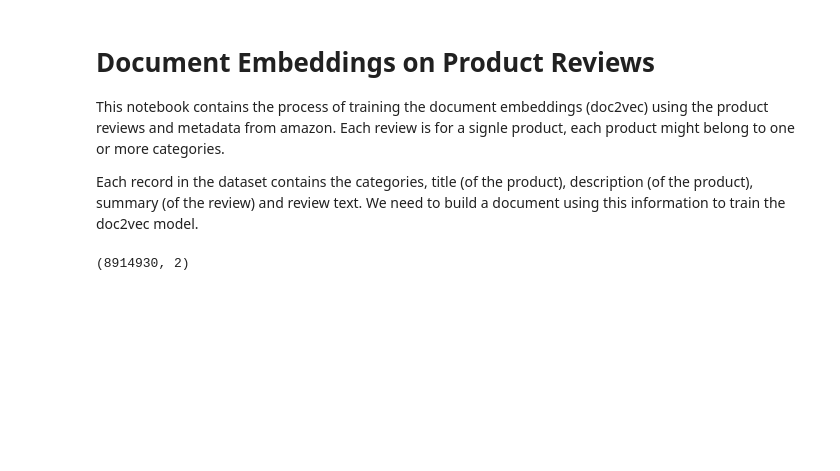
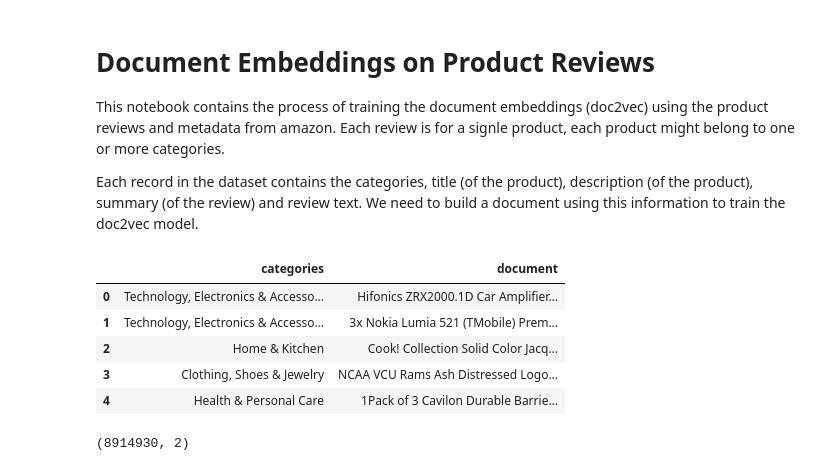
Before and after one commit to Ohtar10/wtsp, a Jupyter notebook: notebooks/jupyter/machine-learning/product-reviews-doc2vec.ipynb, the cells around one changed output. Saved outputs shown, nothing was run; the diff lists cells and outputs as text; code cells hidden in the pictures; blank space fills up the shorter version.

```diff
--- a/notebooks/jupyter/machine-learning/product-reviews-doc2vec.ipynb
+++ b/notebooks/jupyter/machine-learning/product-reviews-doc2vec.ipynb
@@ -7,9 +7,16 @@ Each record in the dataset contains the categories, title (of the product), desc
 # %%
 import pandas as pd
 
-reviews_path = "/media/ohtar10/Adder-Storage/datasets/amazon/rev_prod_documents/10m"
+reviews_path = "<reviews path>"
 reviews = pd.read_parquet(reviews_path, engine="pyarrow")
 reviews.head()
+# %% [output]
+|  | categories | document |
+| 0 | Technology, Electronics & Accesso... | Hifonics ZRX2000.1D Car Amplifier... |
+| 1 | Technology, Electronics & Accesso... | 3x Nokia Lumia 521 (TMobile) Prem... |
+| 2 | Home & Kitchen | Cook! Collection Solid Color Jacq... |
+| 3 | Clothing, Shoes & Jewelry | NCAA VCU Rams Ash Distressed Logo... |
+| 4 | Health & Personal Care | 1Pack of 3 Cavilon Durable Barrie... |
 # %%
 reviews.shape
 # %% [output]
```
Also changed, not shown: parts of 25 cells of this notebook, 18 other files.
